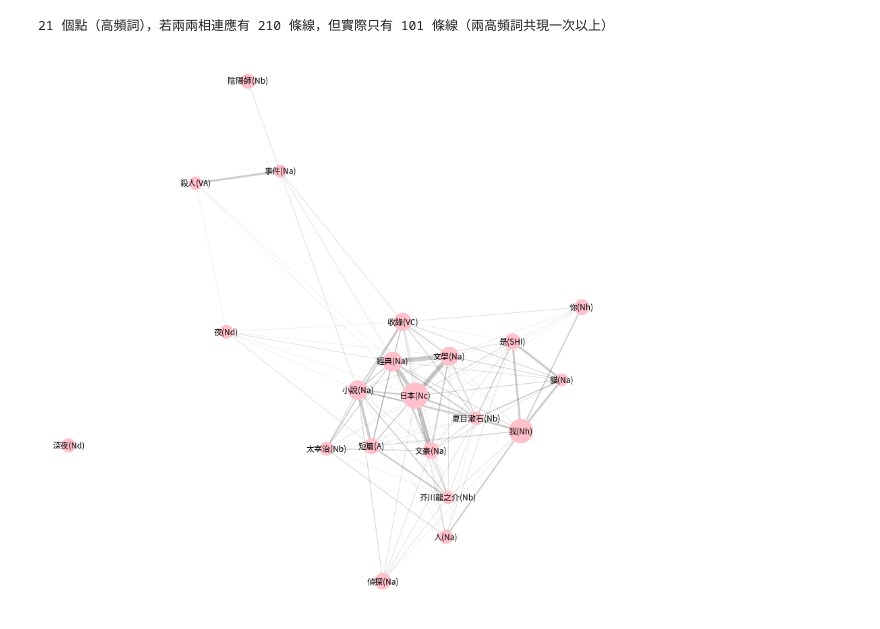
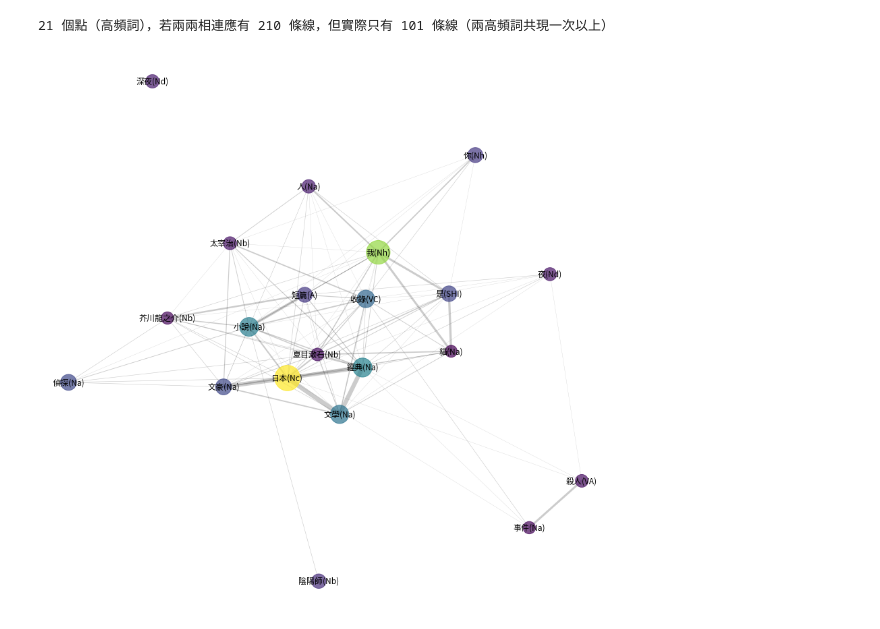
Before and after one commit to x1001000/books-chinese, a Jupyter notebook: Co_occurrence_network.ipynb, the cells around one changed output. Cells and saved outputs as stored; diff of their text form; code cells hidden in the pictures.

Commit message:
node_color=node_size

```diff
--- a/Co_occurrence_network.ipynb
+++ b/Co_occurrence_network.ipynb
@@ -350,33 +350,33 @@ print(f'{len(df)} 個點（高頻詞），若兩兩相連應有 {len(pairs)} 條
 # %%
 G = nx.Graph()
 G.nodes(data=True)
 
 for pair in pairs:
 #for pair in edges:
     node_x, node_y, node_x_cnt, node_y_cnt, jaccard = pair#[0], pair[1], pair[2], pair[3], pair[4]
     if not G.has_node(node_x):
         G.add_node(node_x, count=node_x_cnt)
     if not G.has_node(node_y):
         G.add_node(node_y, count=node_y_cnt)
     if not G.has_edge(node_x, node_y):
         G.add_edge(node_x, node_y, weight=jaccard)
     #else:
     #    print(pair)
 
 plt.figure(figsize=(15,15))
 _pos = nx.spring_layout(G, k=1.5)
 
 node_size = [d['count']*20 for (n,d) in G.nodes(data=True)]
-nx.draw_networkx_nodes(G, _pos, node_color='pink', alpha=1.0, node_size=node_size)
+nx.draw_networkx_nodes(G, _pos, node_size=node_size, node_color=node_size, alpha=0.7)
 nx.draw_networkx_labels(G, _pos)#, fontsize=14, font_family='Droid Sans Japanese')
 
 edge_width = [d['weight']*0.3 for (u,v,d) in G.edges(data=True)]
 nx.draw_networkx_edges(G, _pos, alpha=0.2, edge_color='black', width=edge_width)
 
 plt.axis('off')
 plt.show()
 # %% [output]
-[figure, old version]
+[figure, new version]
 # %%
 cooccurrence_table = pd.DataFrame(pairs, columns=['詞1','詞2','詞1出現次數','詞2出現次數','共現次數'])
 cooccurrence_table['共現次數'] = cooccurrence_table['共現次數'].astype(int)
```
Also changed, not shown: parts of 7 cells of this notebook.
